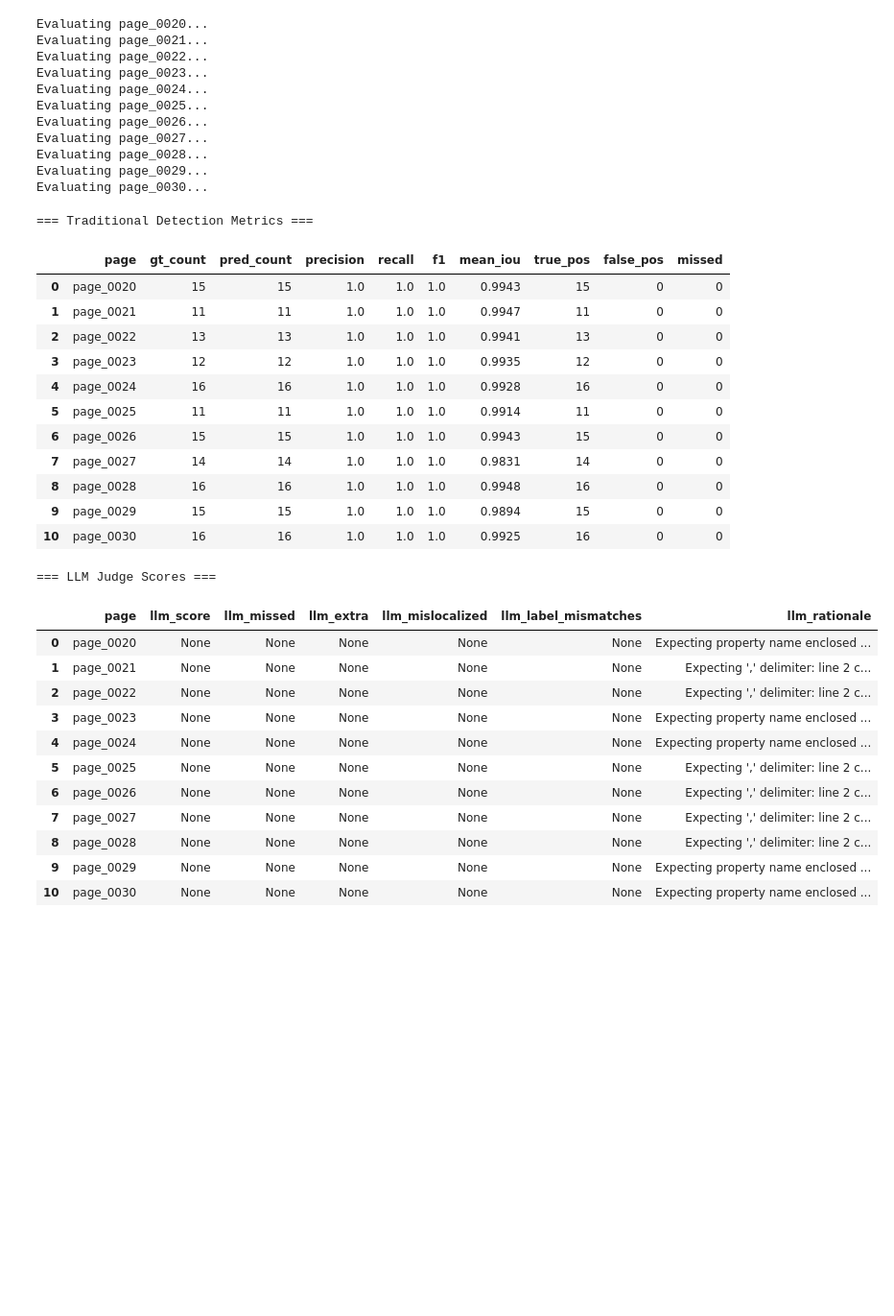
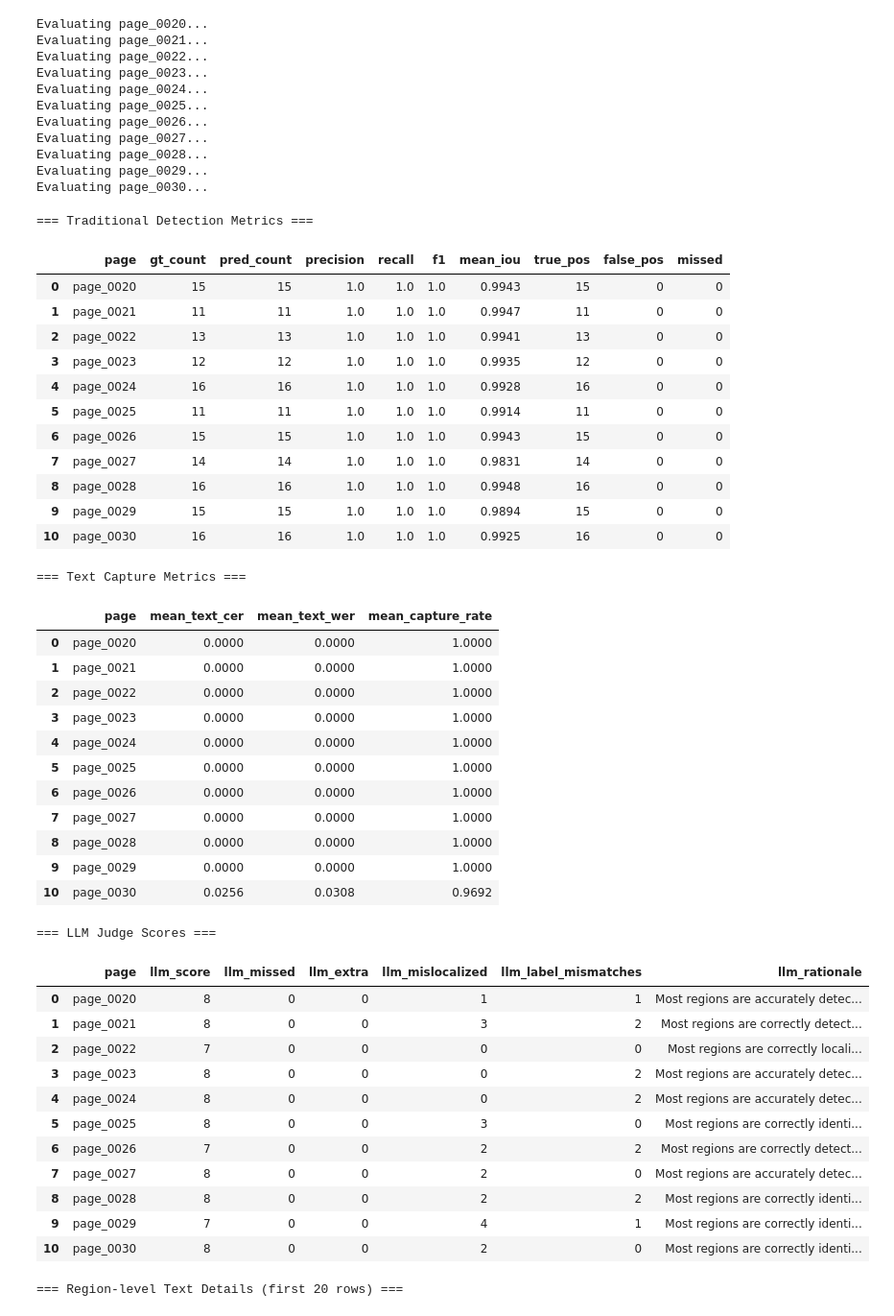
Before and after one commit to zeronohako/iconologia, a Jupyter notebook: notebook.ipynb, the cells around one changed output. Shown at 96% size. Saved outputs shown, nothing was run; the diff lists cells and outputs as text; code cells hidden in the pictures; blank space fills up the shorter version.

```diff
--- a/notebook.ipynb
+++ b/notebook.ipynb
@@ -90,10 +127,7 @@ print("Parsing functions defined.")
 # %% [output]
 Parsing functions defined.
 # %%
-# --- Detection metrics ---
-
 def compute_iou(box_a, box_b):
-    """Compute IoU between two boxes (each a dict with x_min, y_min, x_max, y_max)."""
     x1 = max(box_a["x_min"], box_b["x_min"])
     y1 = max(box_a["y_min"], box_b["y_min"])
     x2 = min(box_a["x_max"], box_b["x_max"])
@@ -106,8 +140,6 @@ def compute_iou(box_a, box_b):
 
 
 def match_boxes(gt_boxes, pred_boxes, iou_threshold=0.5):
-    """Greedy matching of predicted boxes to ground-truth boxes.
-    Returns matched pairs, unmatched GT (missed), and unmatched pred (false positives)."""
     iou_matrix = np.zeros((len(gt_boxes), len(pred_boxes)))
     for i, gt in enumerate(gt_boxes):
         for j, pred in enumerate(pred_boxes):
@@ -117,7 +149,6 @@ def match_boxes(gt_boxes, pred_boxes, iou_threshold=0.5):
     used_gt = set()
     used_pred = set()
 
-    # Greedy: pick highest IoU pairs first
     while True:
         if iou_matrix.size == 0:
             break
@@ -138,7 +169,6 @@ def match_boxes(gt_boxes, pred_boxes, iou_threshold=0.5):
 
 
 def compute_page_metrics(gt_boxes, pred_boxes, iou_threshold=0.5):
-    """Compute precision, recall, F1, and mean IoU for a single page."""
     matched, missed, false_pos = match_boxes(gt_boxes, pred_boxes, iou_threshold)
     tp = len(matched)
     fp = len(false_pos)
@@ -226,9 +329,7 @@ LLM judge function defined.
 # %%
-# --- Run the evaluation pipeline ---
-
 def run_evaluation_pipeline(ref_dir, pred_dir, iou_threshold=0.5):
-    """Run both traditional detection metrics and LLM-as-judge on all pages."""
     results = []
+    all_region_details = []
     ref_files = sorted(Path(ref_dir).glob("*.xml"))
 
     for ref_path in ref_files:
@@ -243,18 +344,23 @@ def run_evaluation_pipeline(ref_dir, pred_dir, iou_threshold=0.5):
         gt_boxes = parse_alto_xml(ref_path)
         pred_boxes = parse_yolo_txt(pred_path)
 
-        # Traditional metrics
         metrics = compute_page_metrics(gt_boxes, pred_boxes, iou_threshold)
 
-        # LLM judge
+        text_metrics = compute_page_text_metrics(gt_boxes, pred_boxes, iou_threshold)
+        for rd in text_metrics["region_details"]:
+            rd["page"] = page_name
+        all_region_details.extend(text_metrics["region_details"])
+
         llm_result = llm_judge_layout(gt_boxes, pred_boxes, page_name)
-        time.sleep(13)  # Stay under 5 requests/minute free tier
 
         results.append({
             "page": page_name,
             "gt_count": len(gt_boxes),
             "pred_count": len(pred_boxes),
             **metrics,
+            "mean_text_cer": text_metrics["mean_text_cer"],
+            "mean_text_wer": text_metrics["mean_text_wer"],
+            "mean_capture_rate": text_metrics["mean_capture_rate"],
             "llm_score": llm_result.get("layout_score"),
             "llm_missed": llm_result.get("missed_regions"),
             "llm_extra": llm_result.get("extra_regions"),
@@ -265,10 +371,14 @@ def run_evaluation_pipeline(ref_dir, pred_dir, iou_threshold=0.5):
 
     df = pd.DataFrame(results)
     df.to_csv("evaluation_results.csv", index=False)
-    return df
+
+    df_regions = pd.DataFrame(all_region_details)
+    df_regions.to_csv("region_text_details.csv", index=False)
+
+    return df, df_regions
 
 
-df_results = run_evaluation_pipeline("TEI_directory6", "pipeline_dist_output")
+df_results, df_regions = run_evaluation_pipeline("TEI_directory6", "pipeline_dist_output")
 # %% [output]
 Evaluating page_0020...
 Evaluating page_0021...
@@ -282,37 +392,55 @@ Evaluating page_0028...
 Evaluating page_0029...
 Evaluating page_0030...
 # %%
-# --- Display results ---
-
 print("=== Traditional Detection Metrics ===")
 display(df_results[["page", "gt_count", "pred_count", "precision", "recall", "f1", "mean_iou", "true_pos", "false_pos", "missed"]])
 
+print("\n=== Text Capture Metrics ===")
+display(df_results[["page", "mean_text_cer", "mean_text_wer", "mean_capture_rate"]])
+
 print("\n=== LLM Judge Scores ===")
 display(df_results[["page", "llm_score", "llm_missed", "llm_extra", "llm_mislocalized", "llm_label_mismatches", "llm_rationale"]])
+
+print("\n=== Region-level Text Details (first 20 rows) ===")
+display(df_regions[["page", "label", "iou", "capture_rate", "text_cer", "text_wer"]].head(20))
 # %% [output]
 === Traditional Detection Metrics ===
 |  | page | gt_count | pred_count | precision | recall | f1 | mean_iou | true_pos | false_pos | missed |
 | 0 | page_0020 | 15 | 15 | 1.0 | 1.0 | 1.0 | 0.9943 | 15 | 0 | 0 |
 | 1 | page_0021 | 11 | 11 | 1.0 | 1.0 | 1.0 | 0.9947 | 11 | 0 | 0 |
 | 2 | page_0022 | 13 | 13 | 1.0 | 1.0 | 1.0 | 0.9941 | 13 | 0 | 0 |
 | 3 | page_0023 | 12 | 12 | 1.0 | 1.0 | 1.0 | 0.9935 | 12 | 0 | 0 |
 | 4 | page_0024 | 16 | 16 | 1.0 | 1.0 | 1.0 | 0.9928 | 16 | 0 | 0 |
 | 5 | page_0025 | 11 | 11 | 1.0 | 1.0 | 1.0 | 0.9914 | 11 | 0 | 0 |
 | 6 | page_0026 | 15 | 15 | 1.0 | 1.0 | 1.0 | 0.9943 | 15 | 0 | 0 |
 | 7 | page_0027 | 14 | 14 | 1.0 | 1.0 | 1.0 | 0.9831 | 14 | 0 | 0 |
 | 8 | page_0028 | 16 | 16 | 1.0 | 1.0 | 1.0 | 0.9948 | 16 | 0 | 0 |
 | 9 | page_0029 | 15 | 15 | 1.0 | 1.0 | 1.0 | 0.9894 | 15 | 0 | 0 |
 | 10 | page_0030 | 16 | 16 | 1.0 | 1.0 | 1.0 | 0.9925 | 16 | 0 | 0 |
-=== LLM Judge Scores ===
+=== Text Capture Metrics ===
-|  | page | llm_score | llm_missed | llm_extra | llm_mislocalized | llm_label_mismatches | llm_rationale |
-| 0 | page_0020 | None | None | None | None | None | Expecting property name enclosed ... |
-| 1 | page_0021 | None | None | None | None | None | Expecting ',' delimiter: line 2 c... |
-| 2 | page_0022 | None | None | None | None | None | Expecting ',' delimiter: line 2 c... |
-| 3 | page_0023 | None | None | None | None | None | Expecting property name enclosed ... |
-| 4 | page_0024 | None | None | None | None | None | Expecting property name enclosed ... |
-| 5 | page_0025 | None | None | None | None | None | Expecting ',' delimiter: line 2 c... |
-| 6 | page_0026 | None | None | None | None | None | Expecting ',' delimiter: line 2 c... |
-| 7 | page_0027 | None | None | None | None | None | Expecting ',' delimiter: line 2 c... |
-| 8 | page_0028 | None | None | None | None | None | Expecting ',' delimiter: line 2 c... |
-| 9 | page_0029 | None | None | None | None | None | Expecting property name enclosed ... |
-| 10 | page_0030 | None | None | None | None | None | Expecting property name enclosed ... |
+|  | page | mean_text_cer | mean_text_wer | mean_capture_rate |
+| 0 | page_0020 | 0.0000 | 0.0000 | 1.0000 |
+| 1 | page_0021 | 0.0000 | 0.0000 | 1.0000 |
+| 2 | page_0022 | 0.0000 | 0.0000 | 1.0000 |
+| 3 | page_0023 | 0.0000 | 0.0000 | 1.0000 |
+| 4 | page_0024 | 0.0000 | 0.0000 | 1.0000 |
+| 5 | page_0025 | 0.0000 | 0.0000 | 1.0000 |
+| 6 | page_0026 | 0.0000 | 0.0000 | 1.0000 |
+| 7 | page_0027 | 0.0000 | 0.0000 | 1.0000 |
+| 8 | page_0028 | 0.0000 | 0.0000 | 1.0000 |
+| 9 | page_0029 | 0.0000 | 0.0000 | 1.0000 |
+| 10 | page_0030 | 0.0256 | 0.0308 | 0.9692 |
+=== LLM Judge Scores ===
+|  | page | llm_score | llm_missed | llm_extra | llm_mislocalized | llm_label_mismatches | llm_rationale |
+| 0 | page_0020 | 8 | 0 | 0 | 1 | 1 | Most regions are accurately detec... |
+| 1 | page_0021 | 8 | 0 | 0 | 3 | 2 | Most regions are correctly detect... |
+| 2 | page_0022 | 7 | 0 | 0 | 0 | 0 | Most regions are correctly locali... |
+| 3 | page_0023 | 8 | 0 | 0 | 0 | 2 | Most regions are accurately detec... |
+| 4 | page_0024 | 8 | 0 | 0 | 0 | 2 | Most regions are accurately detec... |
+| 5 | page_0025 | 8 | 0 | 0 | 3 | 0 | Most regions are correctly identi... |
+| 6 | page_0026 | 7 | 0 | 0 | 2 | 2 | Most regions are correctly detect... |
+| 7 | page_0027 | 8 | 0 | 0 | 2 | 0 | Most regions are accurately detec... |
+| 8 | page_0028 | 8 | 0 | 0 | 2 | 2 | Most regions are correctly identi... |
+| 9 | page_0029 | 7 | 0 | 0 | 4 | 1 | Most regions are correctly identi... |
+| 10 | page_0030 | 8 | 0 | 0 | 2 | 0 | Most regions are correctly identi... |
+=== Region-level Text Details (first 20 rows) ===
```
Also changed, not shown: parts of 8 cells of this notebook, 3 other files.
